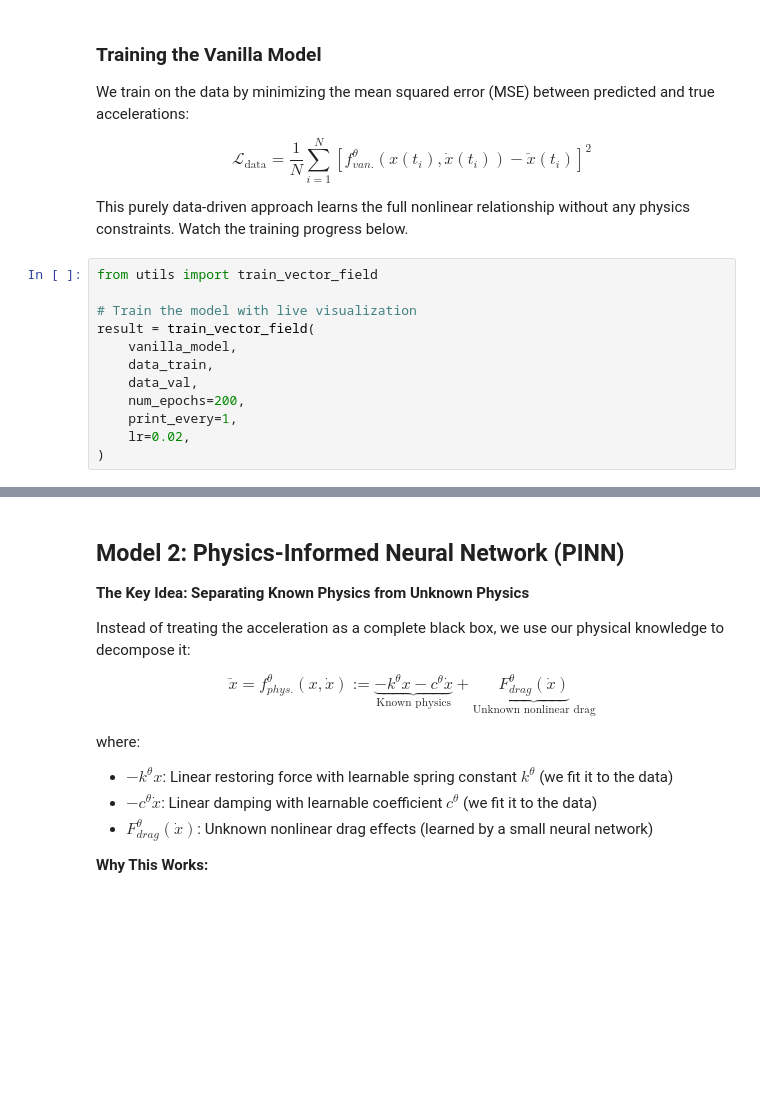
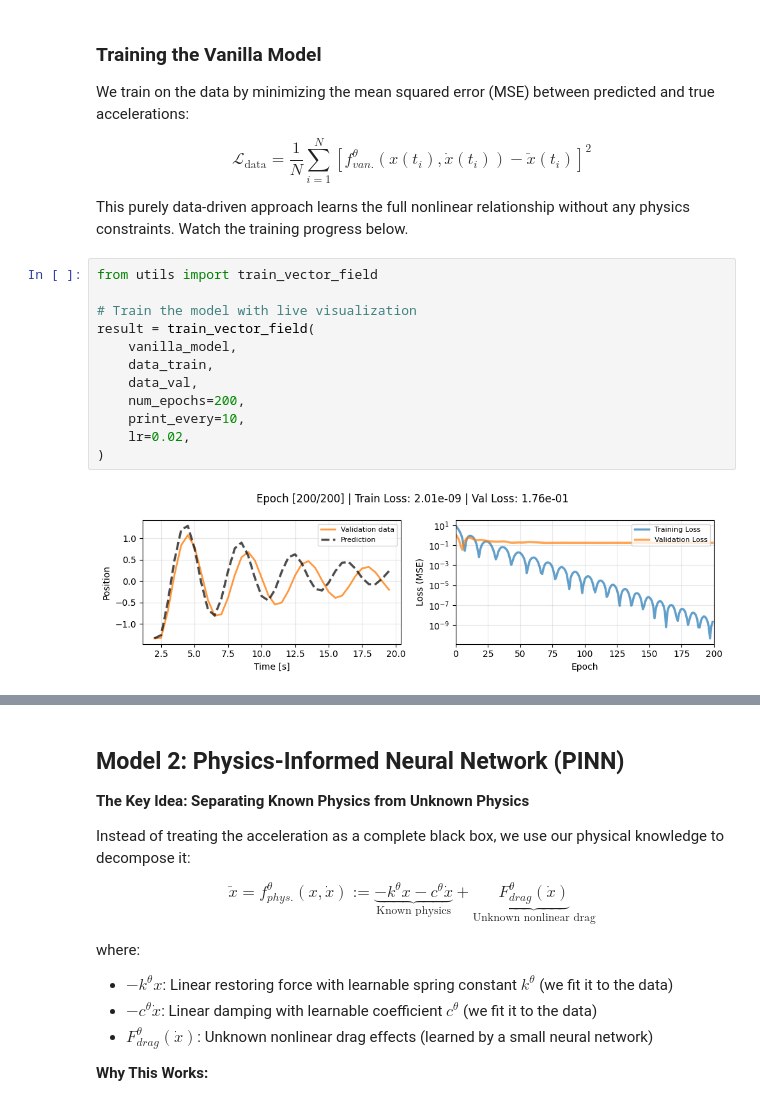
Before and after one commit to bentaps/physics-informed-ml-demo-blues-workshop, a Jupyter notebook: physics_informed_ode.ipynb, the cells around one changed output, grey strips where cells are left out. Saved outputs shown, nothing was run; the diff lists cells and outputs as text; blank space fills up the shorter version.

```diff
--- a/physics_informed_ode.ipynb
+++ b/physics_informed_ode.ipynb
@@ -82,12 +94,14 @@ This purely data-driven approach learns the full nonlinear relationship without
 # %%
 from utils import train_vector_field
 
 # Train the model with live visualization
 result = train_vector_field(
     vanilla_model,
     data_train,
     data_val,
     num_epochs=200,
-    print_every=1,
+    print_every=10,
     lr=0.02,
 )
+# %% [output]
+[figure, added]
```
Also changed, not shown: parts of 8 cells of this notebook.
